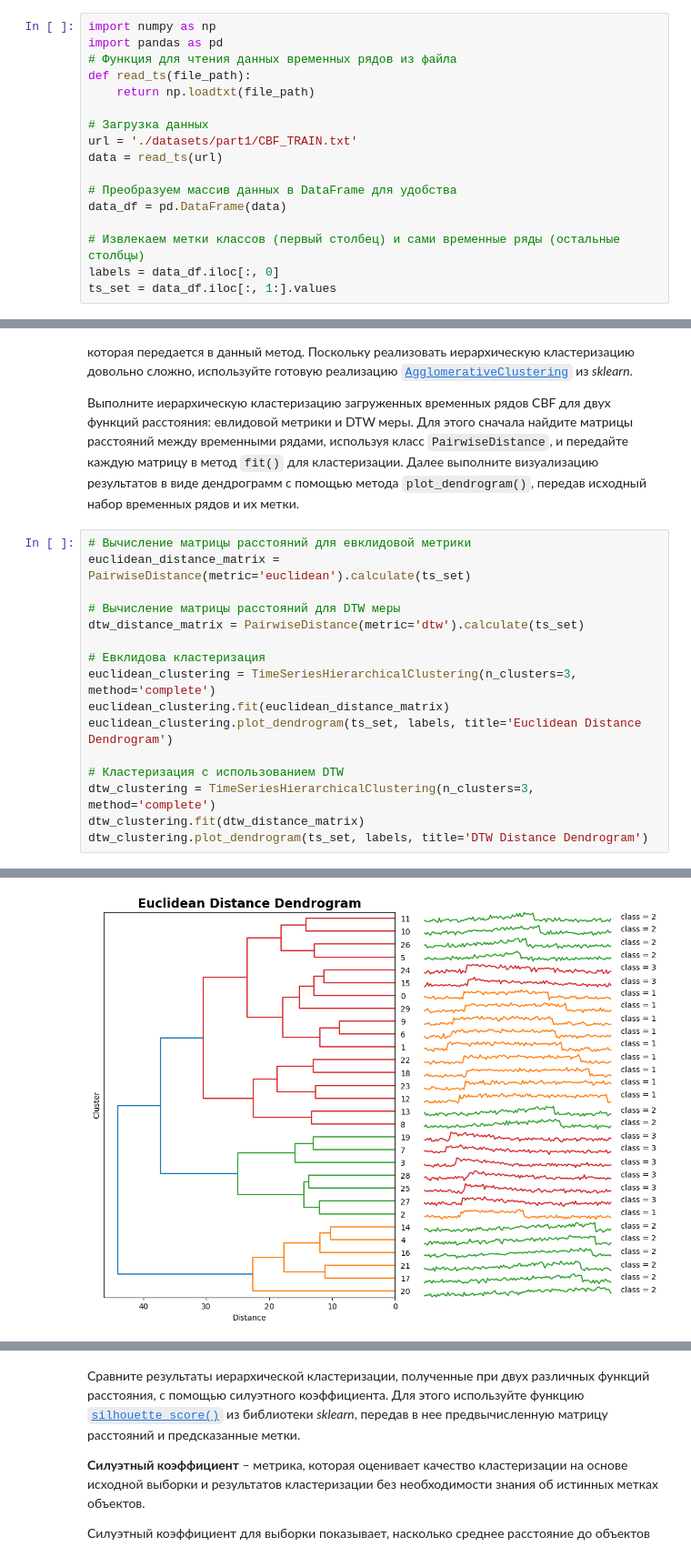
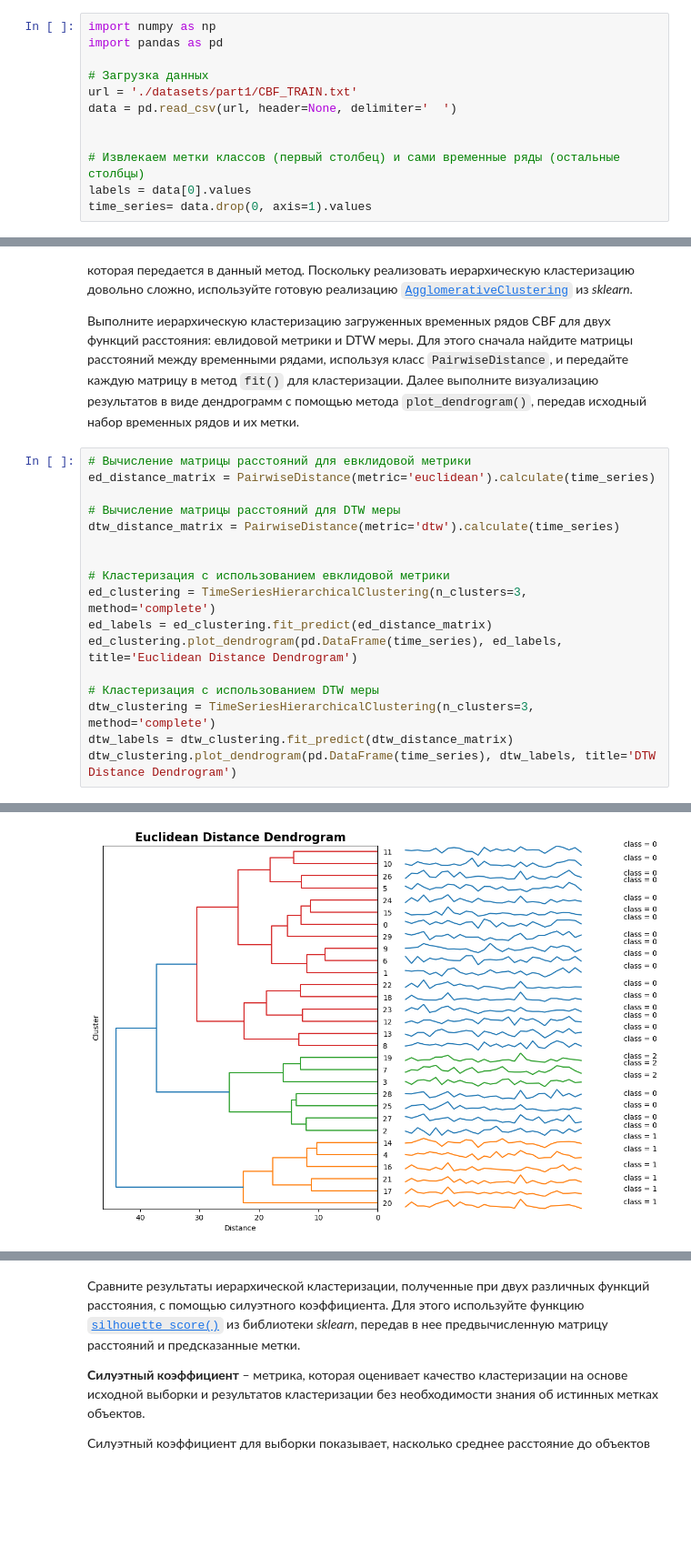
Before and after one commit to wilkak/2024-Gorbunov-TimeSeriesCourse, a Jupyter notebook: practice/01 Basics/01 Basics.ipynb, the cells around one changed output, grey strips where cells are left out. Shown at 91% size. Drawn from its saved outputs; the diff is of its cells as text; blank space fills up the shorter version.

```diff
--- a/practice/01 Basics/01 Basics.ipynb
+++ b/practice/01 Basics/01 Basics.ipynb
@@ -178,17 +199,12 @@ test_matrices(sktime_matrix_ed, my_matrix_ed)
 # %%
 import numpy as np
 import pandas as pd
-# Функция для чтения данных временных рядов из файла
-def read_ts(file_path):
-    return np.loadtxt(file_path)
 
 # Загрузка данных
 url = './datasets/part1/CBF_TRAIN.txt'
-data = read_ts(url)
+data = pd.read_csv(url, header=None, delimiter='  ')
 
-# Преобразуем массив данных в DataFrame для удобства
-data_df = pd.DataFrame(data)
 
 # Извлекаем метки классов (первый столбец) и сами временные ряды (остальные столбцы)
-labels = data_df.iloc[:, 0]
-ts_set = data_df.iloc[:, 1:].values
+labels = data[0].values
+time_series= data.drop(0, axis=1).values
@@ -218,23 +236,24 @@ for label in unique_labels:
 Далее выполните визуализацию результатов в виде дендрограмм с помощью метода `plot_dendrogram()`, передав исходный набор временных рядов и их метки.
 # %%
 # Вычисление матрицы расстояний для евклидовой метрики
-euclidean_distance_matrix = PairwiseDistance(metric='euclidean').calculate(ts_set)
+ed_distance_matrix = PairwiseDistance(metric='euclidean').calculate(time_series)
 
 # Вычисление матрицы расстояний для DTW меры
-dtw_distance_matrix = PairwiseDistance(metric='dtw').calculate(ts_set)
+dtw_distance_matrix = PairwiseDistance(metric='dtw').calculate(time_series)
 
-# Евклидова кластеризация
-euclidean_clustering = TimeSeriesHierarchicalClustering(n_clusters=3, method='complete')
-euclidean_clustering.fit(euclidean_distance_matrix)
-euclidean_clustering.plot_dendrogram(ts_set, labels, title='Euclidean Distance Dendrogram')
 
-# Кластеризация с использованием DTW
+# Кластеризация с использованием евклидовой метрики
+ed_clustering = TimeSeriesHierarchicalClustering(n_clusters=3, method='complete')
+ed_labels = ed_clustering.fit_predict(ed_distance_matrix)
+ed_clustering.plot_dendrogram(pd.DataFrame(time_series), ed_labels, title='Euclidean Distance Dendrogram')
+
+# Кластеризация с использованием DTW меры
 dtw_clustering = TimeSeriesHierarchicalClustering(n_clusters=3, method='complete')
-dtw_clustering.fit(dtw_distance_matrix)
-dtw_clustering.plot_dendrogram(ts_set, labels, title='DTW Distance Dendrogram')
+dtw_labels = dtw_clustering.fit_predict(dtw_distance_matrix)
+dtw_clustering.plot_dendrogram(pd.DataFrame(time_series), dtw_labels, title='DTW Distance Dendrogram')
 # %% [output]
 scipy.cluster: The symmetric non-negative hollow observation matrix looks suspiciously like an uncondensed distance matrix
 
 
 scipy.cluster: The symmetric non-negative hollow observation matrix looks suspiciously like an uncondensed distance matrix
-[figure, old version]
+[figure, new version]
```
Also changed, not shown: parts of 32 cells of this notebook, 5 other files.
